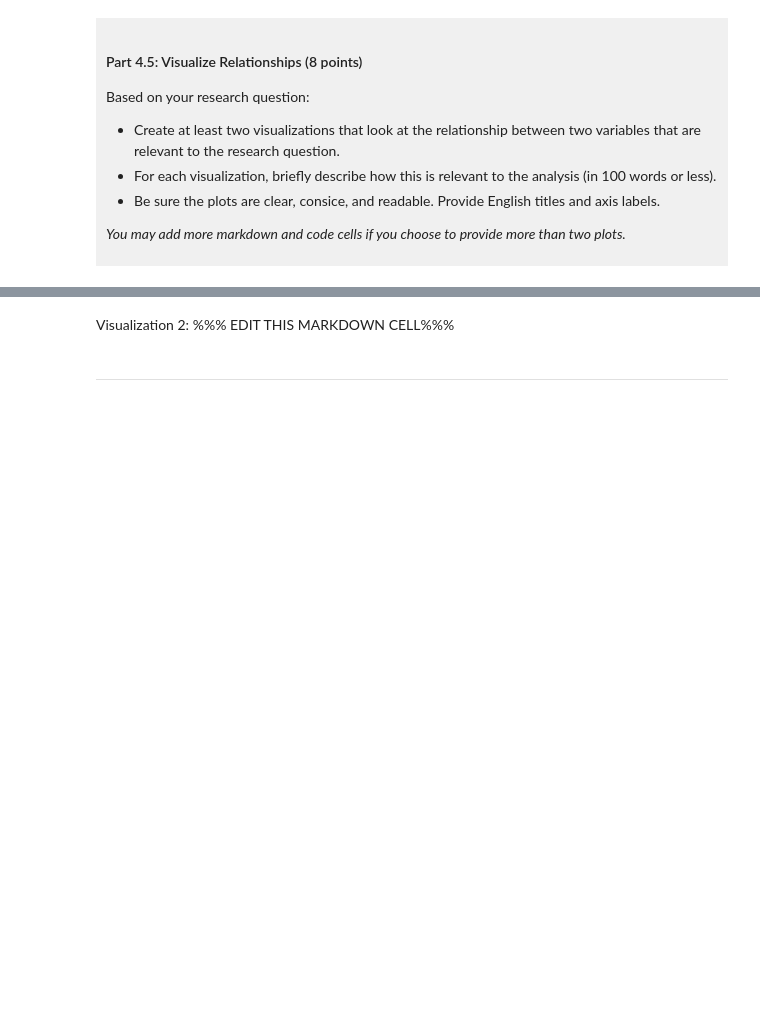
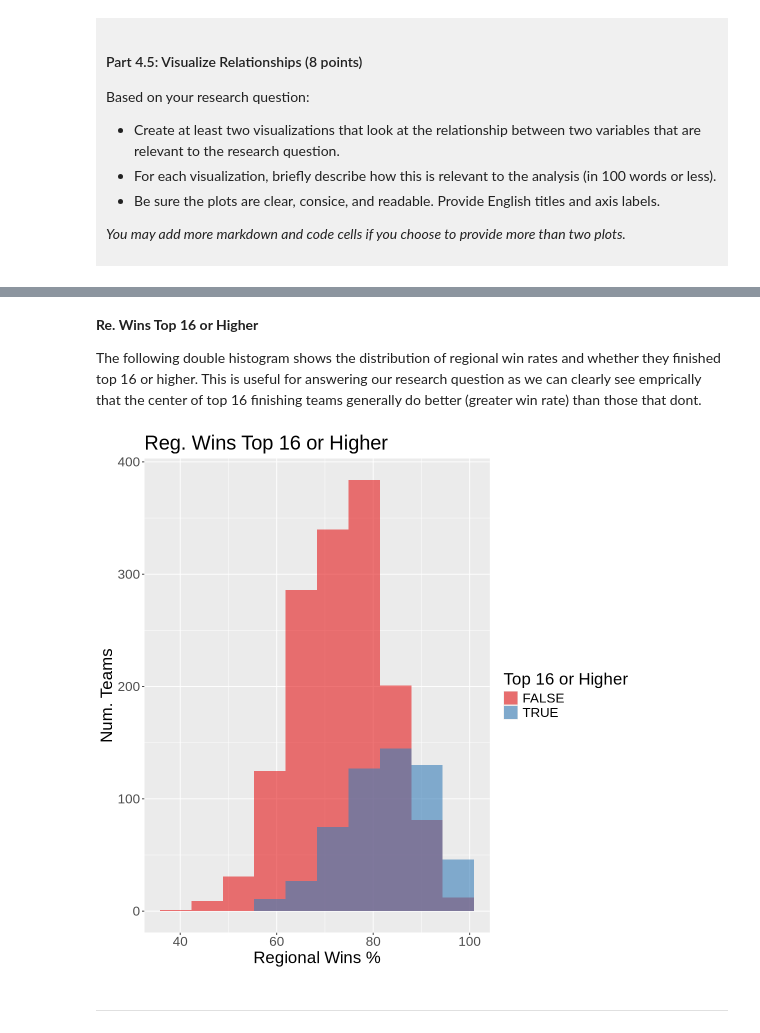
Before and after one commit to PiaoyiWu/dsci-100-project-piaoyi-wu, a Jupyter notebook: dsci-100-project-notebook.ipynb, the cells around one changed output, grey strips where cells are left out. Cells and saved outputs as stored; diff of their text form; code cells hidden in the pictures; blank space fills up the shorter version.

```diff
--- a/dsci-100-project-notebook.ipynb
+++ b/dsci-100-project-notebook.ipynb
@@ -315,7 +426,21 @@ Visualization 1: %%% EDIT THIS MARKDOWN CELL%%%
 # %% [markdown]
-Visualization 2: %%% EDIT THIS MARKDOWN CELL%%%
+**Re. Wins Top 16 or Higher**
+
+The following double histogram shows the distribution of regional win rates and whether they finished top 16 or higher. This is useful for answering our research question as we can clearly see emprically that the center of top 16 finishing teams generally do better (greater win rate) than those that dont.
 # %%
-### EDIT THIS CODE CELL FOR VISUALIZATION 2###
+# double histogram
+
+reg_wins_pct_top_16_or_not <- tidy_womens_mm |>
+    ggplot(aes(x = reg_wins_pct, fill = top_16_or_higher)) + # fill changes the histogram to separate values by color
+    geom_histogram(bins = 10, position = "identity", alpha = 0.6) + # prevents value from sitting on top and also makes it translucent
+    scale_fill_brewer(palette = "Set1") +                          # red and blue for more contrast
+    labs(x = "Regional Wins %", y = "Num. Teams", fill = "Top 16 or Higher") + # axis and labels
+    ggtitle("Reg. Wins Top 16 or Higher") +
+    theme(text = element_text(size = 20))
+
+reg_wins_pct_top_16_or_not
+# %% [output]
+[figure, added]
 # %% [markdown]
 ------
 # %% [markdown]
```
Also changed, not shown: parts of 12 cells of this notebook.
